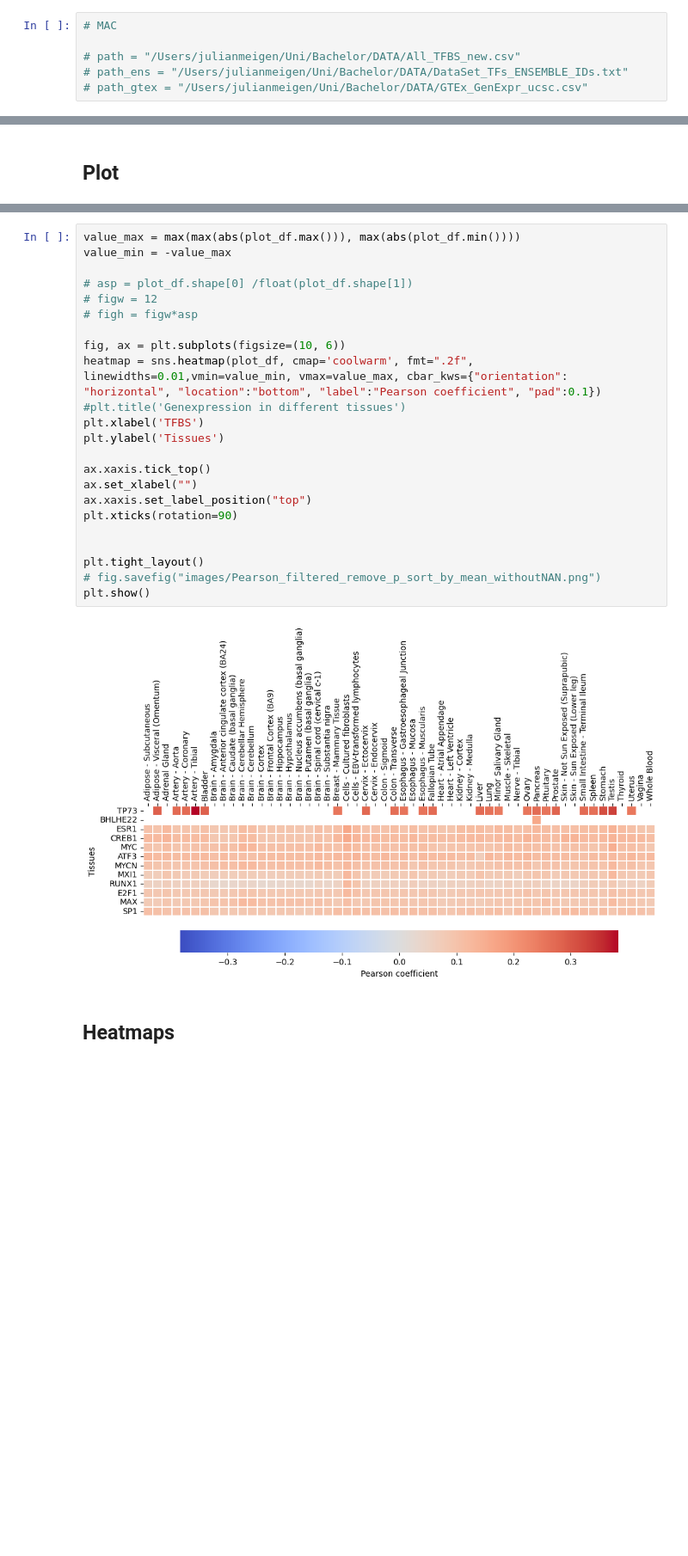
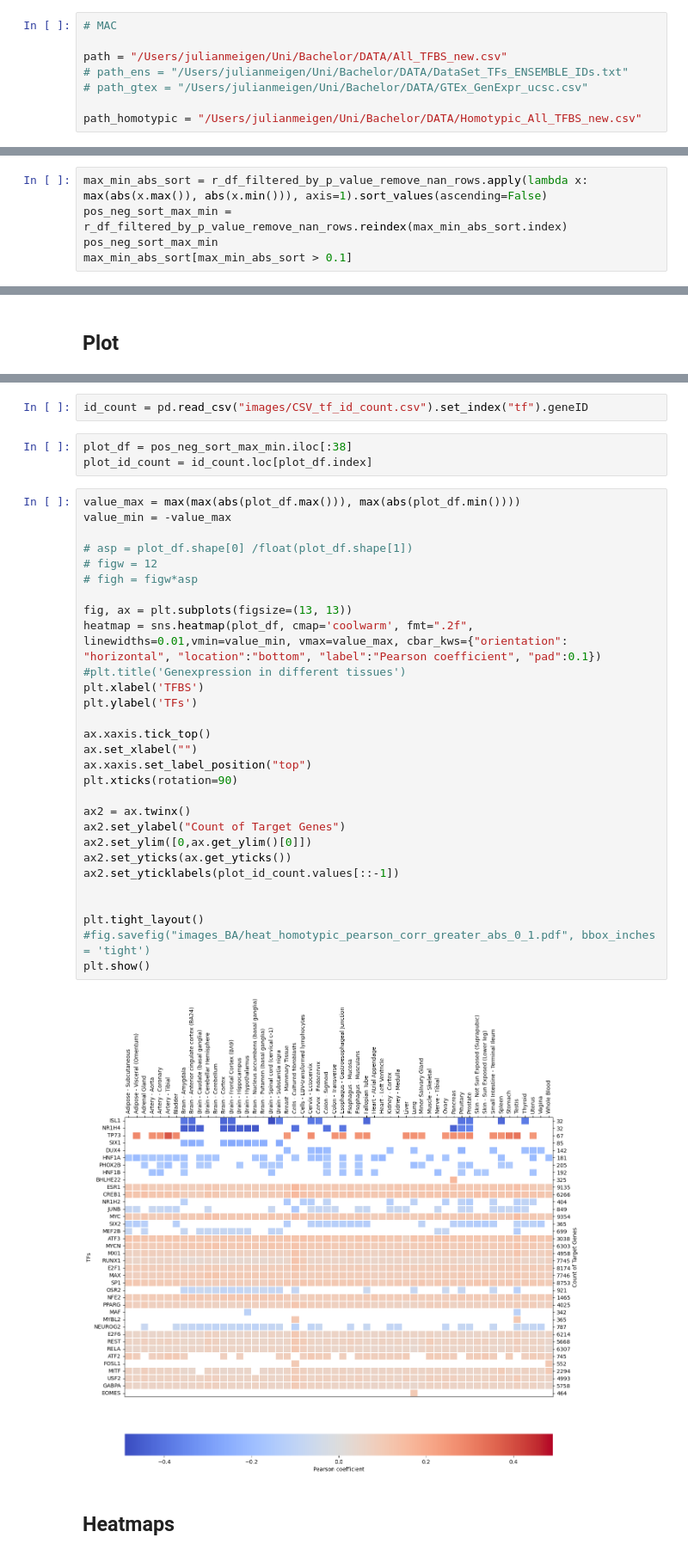
Before and after one commit to JulianMeigen/Bachelor, a Jupyter notebook: E_Single_TFBS/Pearson_seaborn.ipynb, the cells around one changed output, grey strips where cells are left out. Shown at 86% size. Drawn from its saved outputs; the diff is of its cells as text; blank space fills up the shorter version.

```diff
--- a/E_Single_TFBS/Pearson_seaborn.ipynb
+++ b/E_Single_TFBS/Pearson_seaborn.ipynb
@@ -32,9 +32,11 @@ path_homotypic = r"C:\Users\julia\MyPython\BA\Homotypic_All_TFBS_new.csv"
 # %%
 # MAC
 
-# path = "/Users/julianmeigen/Uni/Bachelor/DATA/All_TFBS_new.csv"
+path = "/Users/julianmeigen/Uni/Bachelor/DATA/All_TFBS_new.csv"
 # path_ens = "/Users/julianmeigen/Uni/Bachelor/DATA/DataSet_TFs_ENSEMBLE_IDs.txt"
 # path_gtex = "/Users/julianmeigen/Uni/Bachelor/DATA/GTEx_GenExpr_ucsc.csv"
+
+path_homotypic = "/Users/julianmeigen/Uni/Bachelor/DATA/Homotypic_All_TFBS_new.csv"
 # %%
 # Load Data
 
@@ -600,3 +602,8 @@ r_df_filtered_by_p_value_remove_nan_rows_sort_by_mean = r_df_filtered_by_p_value
 # pos = r_df_filtered_by_p_value_remove_nan_rows.sort_values(by="Pearson_p")
 pos_idx = r_df_filtered_by_p_value_remove_nan_rows.max(axis=1).sort_values(ascending=False).iloc[:12].index
 neg_idx = r_df_filtered_by_p_value_remove_nan_rows.min(axis=1).sort_values(ascending=True).iloc[:12].index
+# %%
+max_min_abs_sort = r_df_filtered_by_p_value_remove_nan_rows.apply(lambda x: max(abs(x.max()), abs(x.min())), axis=1).sort_values(ascending=False)
+pos_neg_sort_max_min = r_df_filtered_by_p_value_remove_nan_rows.reindex(max_min_abs_sort.index)
+pos_neg_sort_max_min
+max_min_abs_sort[max_min_abs_sort > 0.1]
@@ -610,27 +632,38 @@ plot_df = pos
+# %%
+id_count = pd.read_csv("images/CSV_tf_id_count.csv").set_index("tf").geneID
+# %%
+plot_df = pos_neg_sort_max_min.iloc[:38]
+plot_id_count = id_count.loc[plot_df.index]
 # %%
 value_max = max(max(abs(plot_df.max())), max(abs(plot_df.min())))
 value_min = -value_max
 
 # asp = plot_df.shape[0] /float(plot_df.shape[1])
 # figw = 12
 # figh = figw*asp
 
-fig, ax = plt.subplots(figsize=(10, 6))
+fig, ax = plt.subplots(figsize=(13, 13))
 heatmap = sns.heatmap(plot_df, cmap='coolwarm', fmt=".2f", linewidths=0.01,vmin=value_min, vmax=value_max, cbar_kws={"orientation": "horizontal", "location":"bottom", "label":"Pearson coefficient", "pad":0.1})
 #plt.title('Genexpression in different tissues')
 plt.xlabel('TFBS')
-plt.ylabel('Tissues')
+plt.ylabel('TFs')
 
 ax.xaxis.tick_top()
 ax.set_xlabel("")
 ax.xaxis.set_label_position("top")
 plt.xticks(rotation=90)
 
+ax2 = ax.twinx()
+ax2.set_ylabel("Count of Target Genes")
+ax2.set_ylim([0,ax.get_ylim()[0]])
+ax2.set_yticks(ax.get_yticks())
+ax2.set_yticklabels(plot_id_count.values[::-1])
+
 
 plt.tight_layout()
-# fig.savefig("images/Pearson_filtered_remove_p_sort_by_mean_withoutNAN.png")
+#fig.savefig("images_BA/heat_homotypic_pearson_corr_greater_abs_0_1.pdf", bbox_inches = 'tight')
 plt.show()
 # %% [output]
-[figure, old version]
+[figure, new version]
 # %% [markdown]
 ## Heatmaps
```
Also changed, not shown: parts of 7 cells of this notebook, 8 other files.
